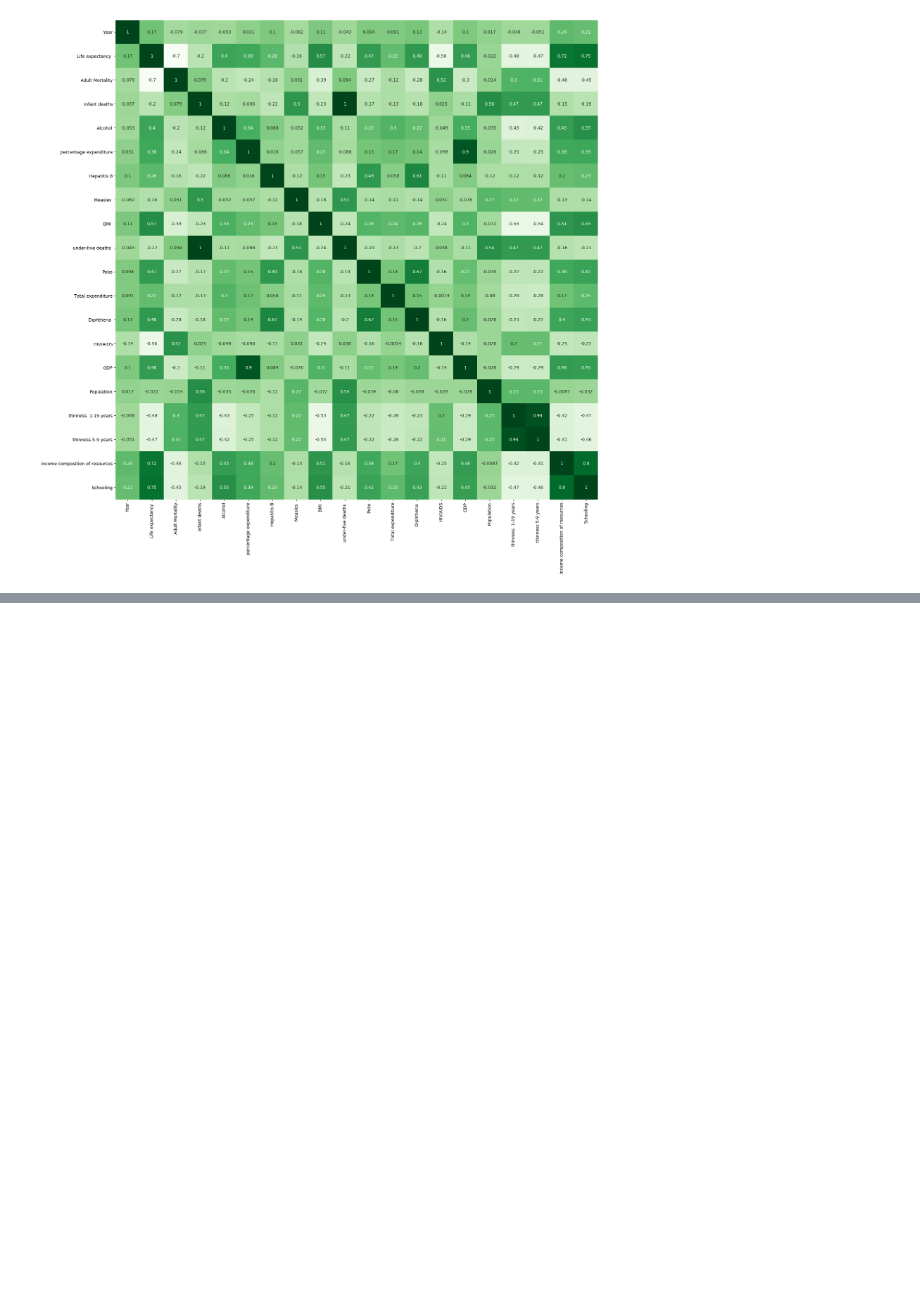
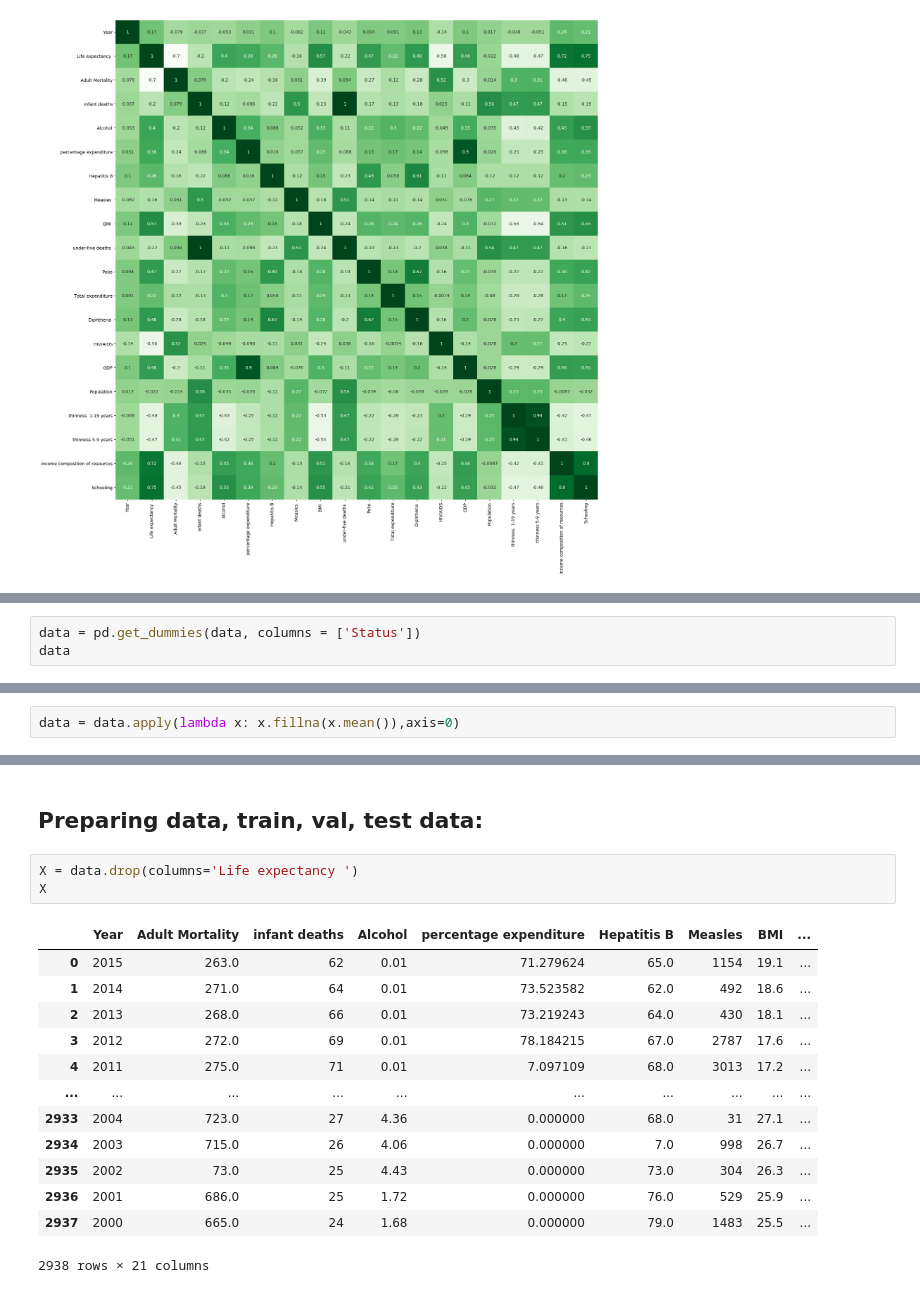
Before and after one commit to hamednasr/SageMaker, a Jupyter notebook: life expectancy prediction.ipynb, the cells around one changed output, grey strips where cells are left out. Cells and saved outputs as stored; diff of their text form; blank space fills up the shorter version.

```diff
--- a/life expectancy prediction.ipynb
+++ b/life expectancy prediction.ipynb
@@ -76,0 +79,3 @@ plt.show()
+# %%
+data = pd.get_dummies(data, columns = ['Status'])
+data
@@ -76,0 +116,2 @@ plt.show()
+# %%
+data = data.apply(lambda x: x.fillna(x.mean()),axis=0)
@@ -76,0 +138,19 @@ plt.show()
+# %% [markdown]
+## Preparing data, train, val, test data:
+# %%
+X = data.drop(columns='Life expectancy ')
+X
+# %% [output]
+|  | Year | Adult Mortality | infant deaths | Alcohol | percentage expenditure | Hepatitis B | Measles | BMI | ... |
+| 0 | 2015 | 263.0 | 62 | 0.01 | 71.279624 | 65.0 | 1154 | 19.1 | ... |
+| 1 | 2014 | 271.0 | 64 | 0.01 | 73.523582 | 62.0 | 492 | 18.6 | ... |
+| 2 | 2013 | 268.0 | 66 | 0.01 | 73.219243 | 64.0 | 430 | 18.1 | ... |
+| 3 | 2012 | 272.0 | 69 | 0.01 | 78.184215 | 67.0 | 2787 | 17.6 | ... |
+| 4 | 2011 | 275.0 | 71 | 0.01 | 7.097109 | 68.0 | 3013 | 17.2 | ... |
+| ... | ... | ... | ... | ... | ... | ... | ... | ... | ... |
+| 2933 | 2004 | 723.0 | 27 | 4.36 | 0.000000 | 68.0 | 31 | 27.1 | ... |
+| 2934 | 2003 | 715.0 | 26 | 4.06 | 0.000000 | 7.0 | 998 | 26.7 | ... |
+| 2935 | 2002 | 73.0 | 25 | 4.43 | 0.000000 | 73.0 | 304 | 26.3 | ... |
+| 2936 | 2001 | 686.0 | 25 | 1.72 | 0.000000 | 76.0 | 529 | 25.9 | ... |
+| 2937 | 2000 | 665.0 | 24 | 1.68 | 0.000000 | 79.0 | 1483 | 25.5 | ... |
+2938 rows × 21 columns
```
Also changed, not shown: parts of 12 cells of this notebook.
